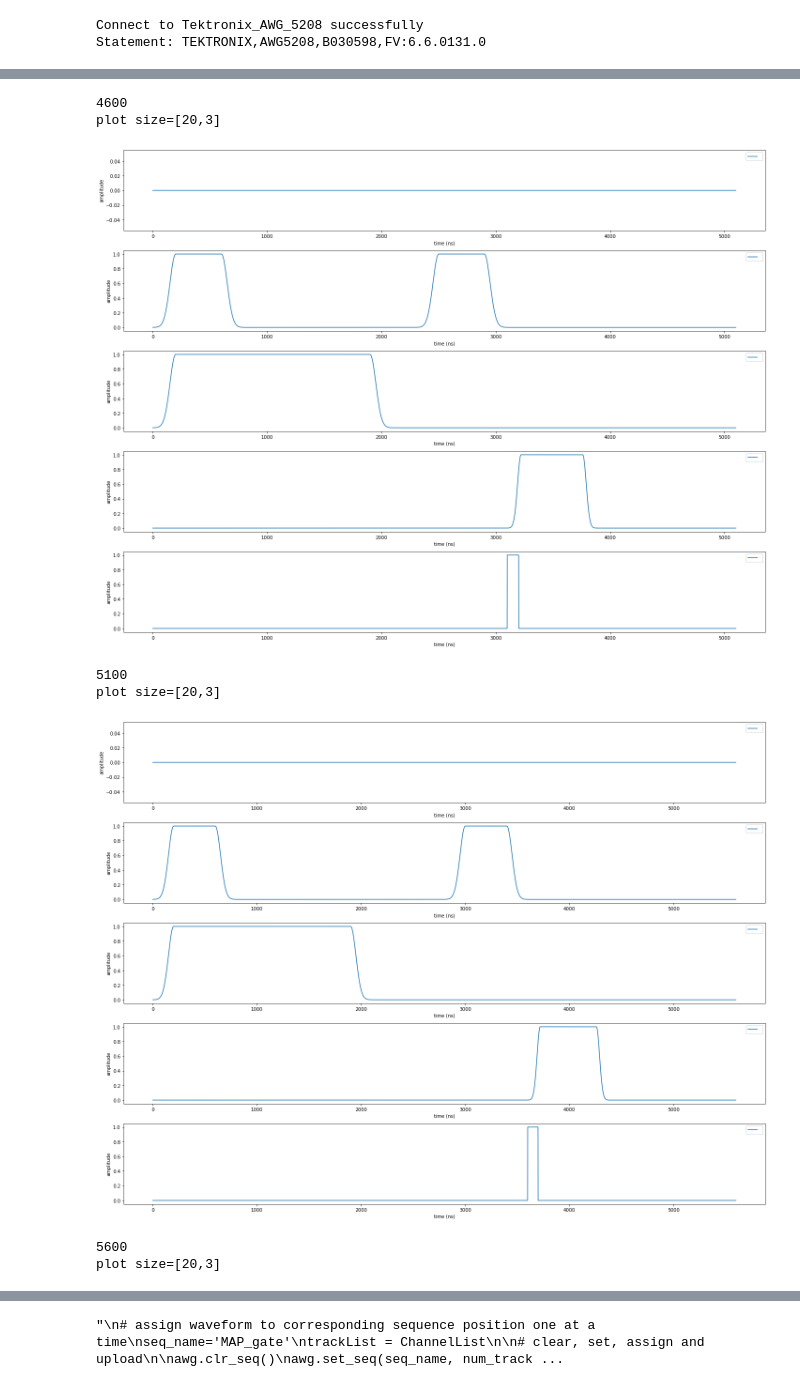
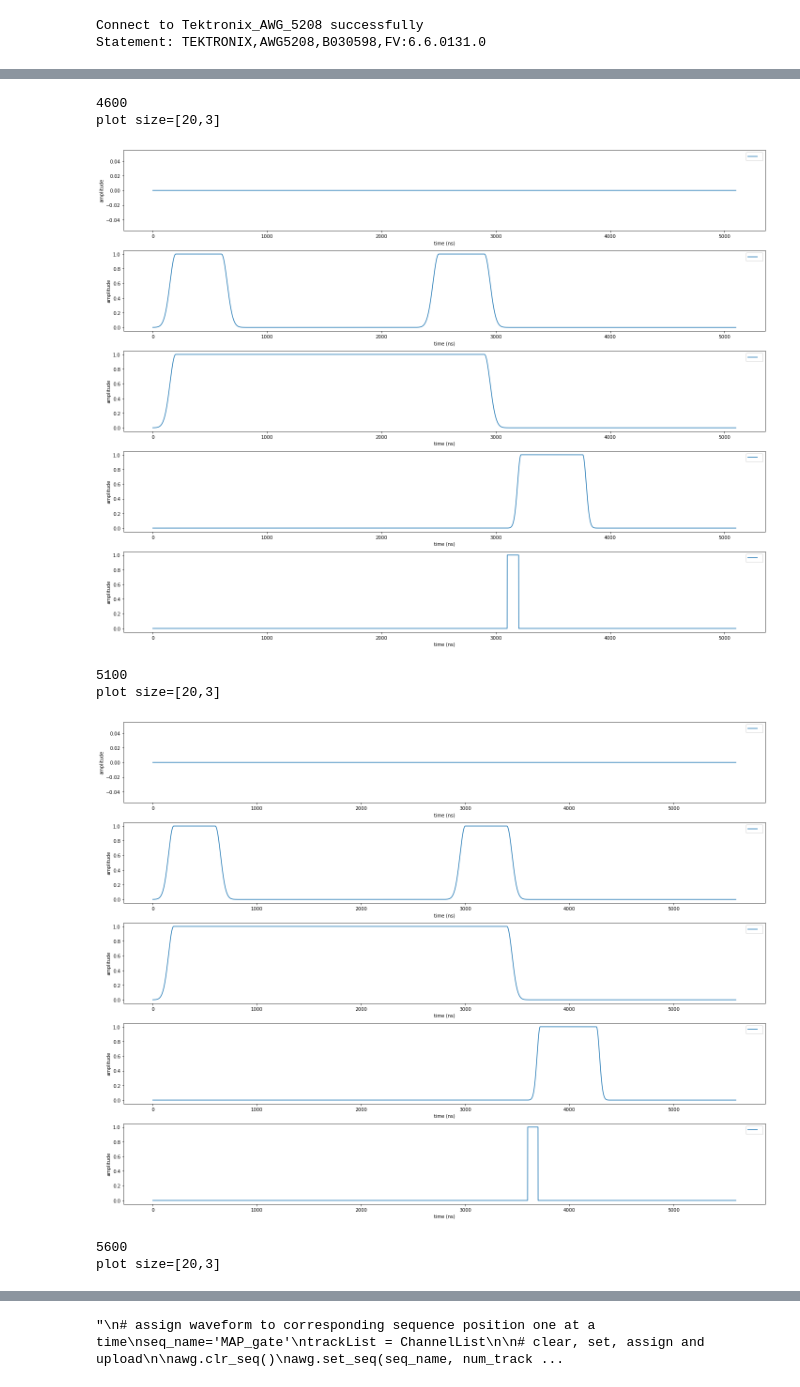
Before and after one commit to NTHU-SQC/Instrument_Control, a Jupyter notebook: Released/documents/measure_notebooks/Two_Transmon_MAP_gate_sequence/MAP_gate_sequence.ipynb, the cells around one changed output, grey strips where cells are left out. Saved outputs shown, nothing was run; the diff lists cells and outputs as text; code cells hidden in the pictures.

```diff
--- a/Released/documents/measure_notebooks/Two_Transmon_MAP_gate_sequence/MAP_gate_sequence.ipynb
+++ b/Released/documents/measure_notebooks/Two_Transmon_MAP_gate_sequence/MAP_gate_sequence.ipynb
@@ -40,7 +40,7 @@ relaxation =2000
 
 mkr_duration = 100
 
-ACStark_duration  =  drive_sigmalen*8 + ramsey_half_pi*2 + ramsey_precession
+
 gate_duration = drive_sigmalen*16 + ramsey_half_pi*2 + ramsey_precession
 readout_duration = readout_sigmalen*8 + readout_duration
 
@@ -48,6 +48,8 @@ offset_1 = gate_duration
 offset_2 = relaxation
 
 for idx in range(gen_wfm_amount):
+
+    ACStark_duration  =  drive_sigmalen*8 + ramsey_half_pi*2 + ramsey_precession*idx
 
     a = Wave(NullPulse,[offset_1])
 
@@ -112,8 +114,8 @@ plot size=[20,3]
 4600
 plot size=[20,3]
-[figure, old version]
+[figure, new version]
 5100
 plot size=[20,3]
-[figure, old version]
+[figure, new version]
 5600
 plot size=[20,3]
```
Also changed, not shown: parts of 1 cell of this notebook.
